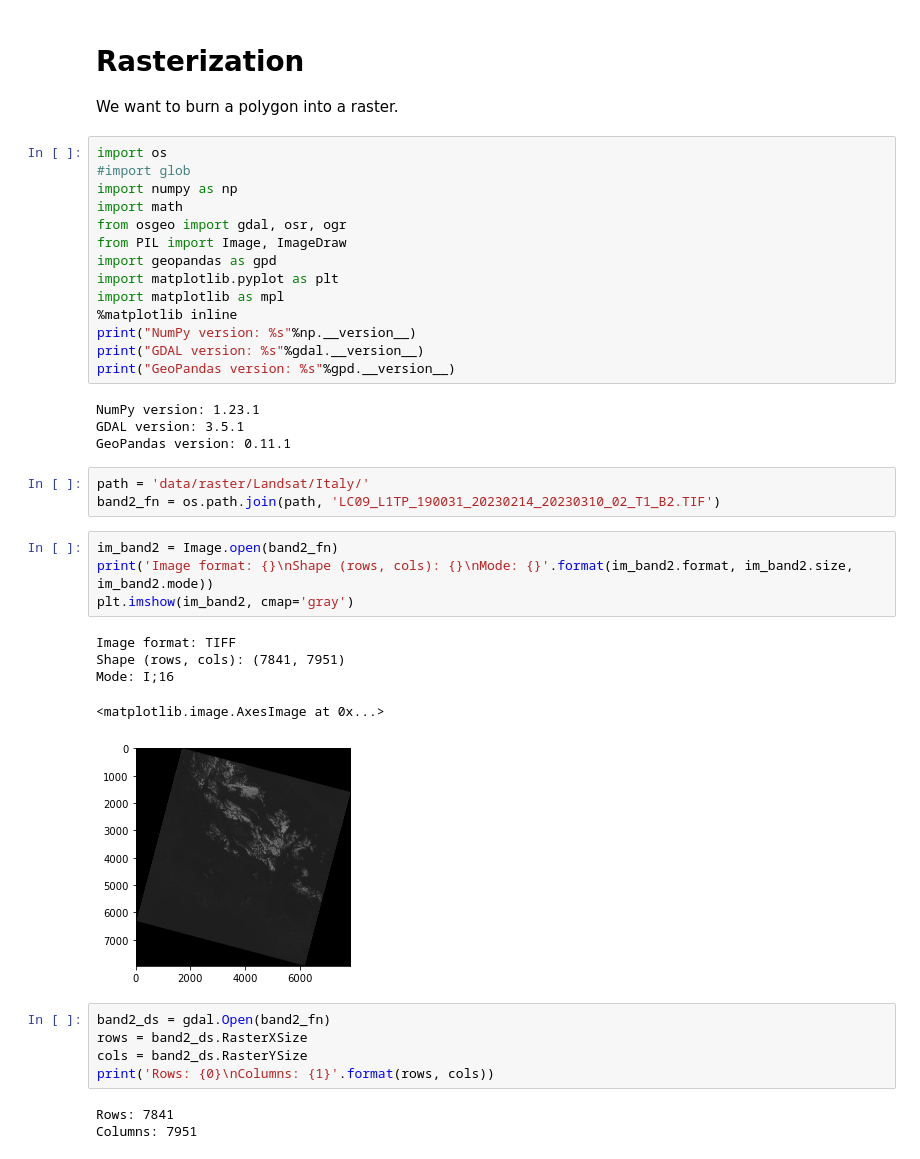
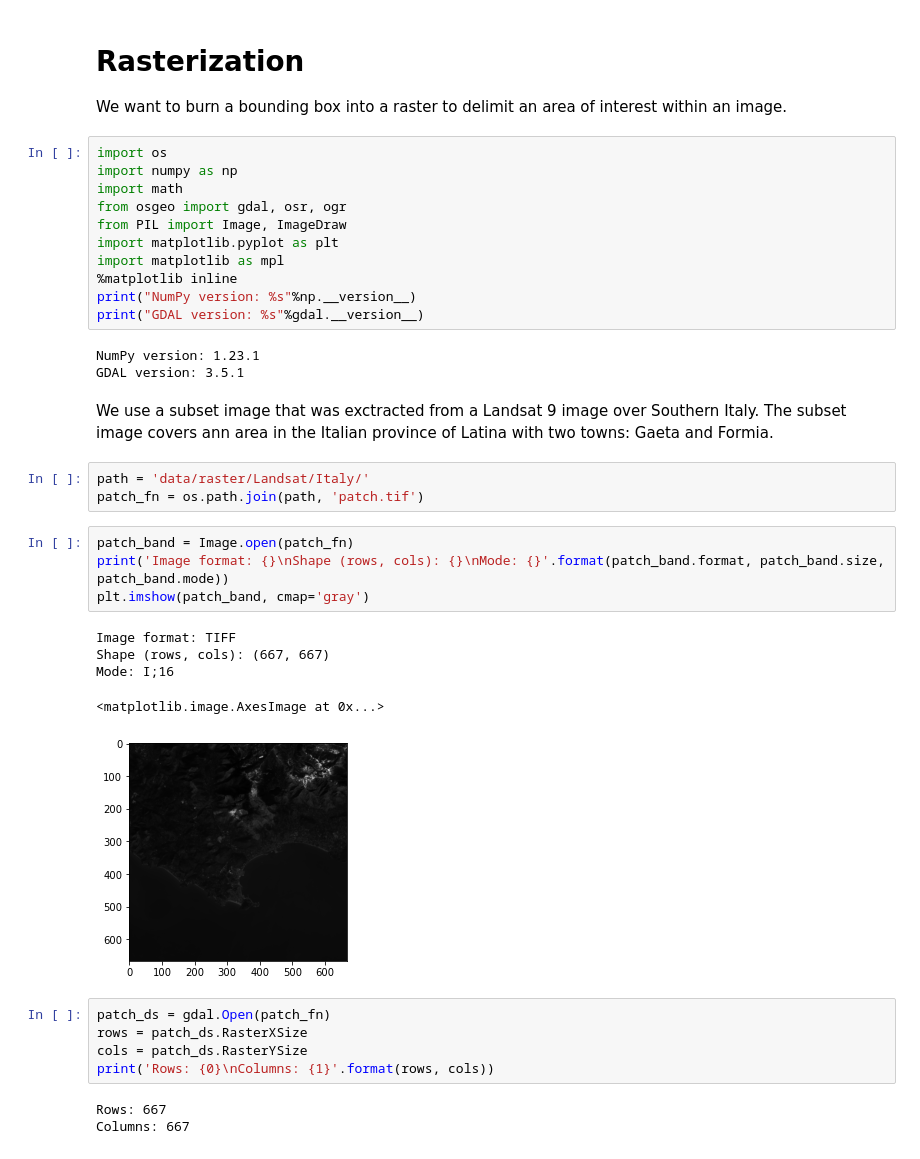
Before and after one commit to luigiselmi/geoscience, a Jupyter notebook: rasterization.ipynb, the cells around one changed output. Cells and saved outputs as stored; diff of their text form.

```diff
--- a/rasterization.ipynb
+++ b/rasterization.ipynb
@@ -1,42 +1,40 @@
 # %% [markdown]
 # Rasterization
-We want to burn a polygon into a raster.
+We want to burn a bounding box into a raster to delimit an area of interest within an image.
 # %%
 import os
-#import glob
 import numpy as np
 import math
 from osgeo import gdal, osr, ogr
 from PIL import Image, ImageDraw
-import geopandas as gpd
 import matplotlib.pyplot as plt
 import matplotlib as mpl
 %matplotlib inline
 print("NumPy version: %s"%np.__version__)
 print("GDAL version: %s"%gdal.__version__)
-print("GeoPandas version: %s"%gpd.__version__)
 # %% [output]
 NumPy version: 1.23.1
 GDAL version: 3.5.1
-GeoPandas version: 0.11.1
+# %% [markdown]
+We use a subset image that was exctracted from a Landsat 9 image over Southern Italy. The subset image covers ann area in the Italian province of Latina with two towns: Gaeta and Formia.
 # %%
 path = 'data/raster/Landsat/Italy/'
-band2_fn = os.path.join(path, 'LC09_L1TP_190031_20230214_20230310_02_T1_B2.TIF')
+patch_fn = os.path.join(path, 'patch.tif')
 # %%
-im_band2 = Image.open(band2_fn)
-print('Image format: {}\nShape (rows, cols): {}\nMode: {}'.format(im_band2.format, im_band2.size, im_band2.mode))
-plt.imshow(im_band2, cmap='gray')
+patch_band = Image.open(patch_fn)
+print('Image format: {}\nShape (rows, cols): {}\nMode: {}'.format(patch_band.format, patch_band.size, patch_band.mode))
+plt.imshow(patch_band, cmap='gray')
 # %% [output]
 Image format: TIFF
-Shape (rows, cols): (7841, 7951)
+Shape (rows, cols): (667, 667)
 Mode: I;16
 <matplotlib.image.AxesImage at 0x...>
-[figure, old version]
+[figure, new version]
 # %%
-band2_ds = gdal.Open(band2_fn)
-rows = band2_ds.RasterXSize
-cols = band2_ds.RasterYSize
+patch_ds = gdal.Open(patch_fn)
+rows = patch_ds.RasterXSize
+cols = patch_ds.RasterYSize
 print('Rows: {0}\nColumns: {1}'.format(rows, cols))
 # %% [output]
-Rows: 7841
-Columns: 7951
+Rows: 667
+Columns: 667
```
Also changed, not shown: parts of 12 cells of this notebook.
